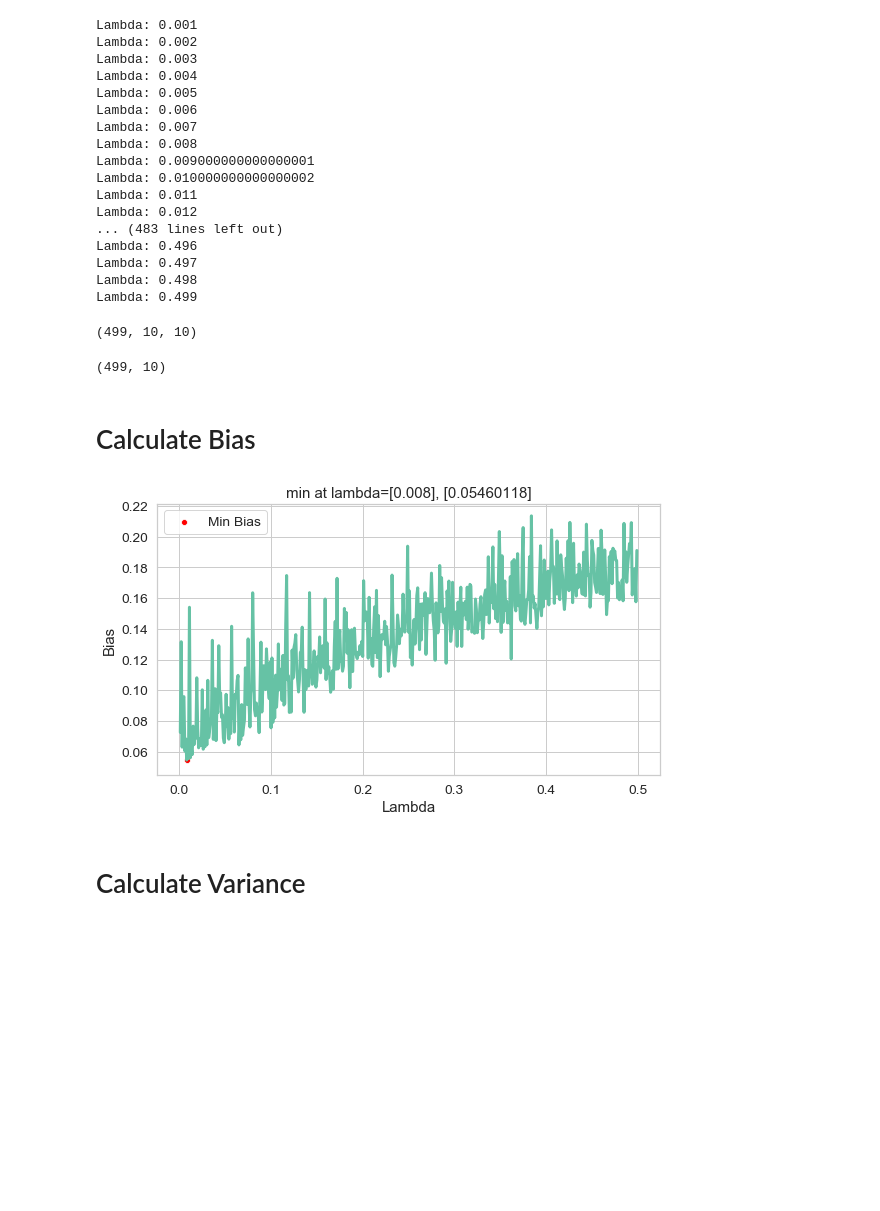
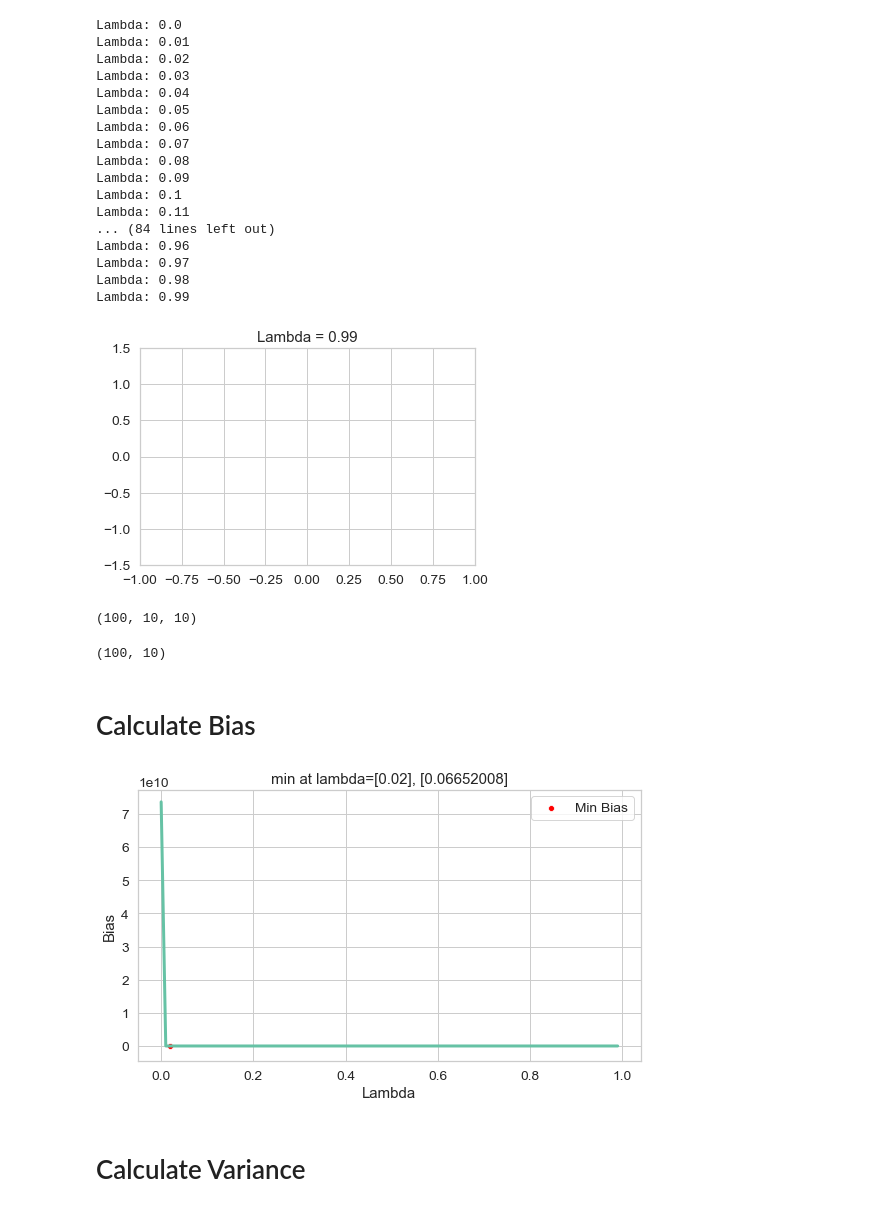
Before and after one commit to chuan-khuna/Datamining, a Jupyter notebook: CrossValidation/regularization_sin_poly9.ipynb, the cells around one changed output. Cells and saved outputs as stored; diff of their text form; code cells hidden in the pictures; blank space fills up the shorter version.

```diff
--- a/CrossValidation/regularization_sin_poly9.ipynb
+++ b/CrossValidation/regularization_sin_poly9.ipynb
@@ -44,7 +44,7 @@ plt.scatter(x, y_noise, alpha=0.1)
 # %%
 repeat = 10
 sample_size = 10
-lmbda = np.arange(0.001, 0.5, 0.001)
+lmbda = np.arange(0, 1, 0.01)
 
 degree = 9
 
@@ -54,63 +54,64 @@ mean_weights = []
 for l in lmbda:
     print(f'Lambda: {l}')
 
-#     fig = plt.figure(figsize=(3, 2))
-#     plt.axis([-1, 1, -1.5, 1.5])
-#     plt.title(f'Lambda = {l}')
+#     fig = plt.figure(figsize=(5, 4))
+    plt.axis([-1, 1, -1.5, 1.5])
+    plt.title(f'Lambda = {l}')
 
     lambda_w = []
 
     for r in range(repeat):
         sample_ind = np.random.randint(0, n_res, sample_size)
         ind_unique = np.unique(sample_ind).shape[0] == sample_size
         while not(ind_unique):
             sample_ind = np.random.randint(0, n_res, sample_size)
             ind_unique = np.unique(sample_ind).shape[0] == sample_size
         x_sample = np.take(x, sample_ind)
         y_sample = np.take(y_noise, sample_ind)
 
         x_sample_aug = create_degree_x(x_sample, degree)
         x_aug = create_degree_x(x, degree)
 
         ls = LS(x_sample_aug, y_sample, l)
         w = ls.parameters
 
         predicted_y = x_aug.dot(w.T)
 
 #         sns.lineplot(x, predicted_y)
 
         lambda_w.append(w)
     weights.append(lambda_w)
     mean_weights.append(np.mean(lambda_w, axis=0))
 
 weights = np.array(weights)
 mean_weights = np.array(mean_weights)
 # %% [output]
-Lambda: 0.001
-Lambda: 0.002
-Lambda: 0.003
-Lambda: 0.004
-Lambda: 0.005
-Lambda: 0.006
-Lambda: 0.007
-Lambda: 0.008
-Lambda: 0.009000000000000001
-Lambda: 0.010000000000000002
-Lambda: 0.011
-Lambda: 0.012
-... (483 lines left out)
-Lambda: 0.496
-Lambda: 0.497
-Lambda: 0.498
-Lambda: 0.499
+Lambda: 0.0
+Lambda: 0.01
+Lambda: 0.02
+Lambda: 0.03
+Lambda: 0.04
+Lambda: 0.05
+Lambda: 0.06
+Lambda: 0.07
+Lambda: 0.08
+Lambda: 0.09
+Lambda: 0.1
+Lambda: 0.11
+... (84 lines left out)
+Lambda: 0.96
+Lambda: 0.97
+Lambda: 0.98
+Lambda: 0.99
+[figure, added]
 # %%
 weights.shape
 # %% [output]
-(499, 10, 10)
+(100, 10, 10)
 # %%
 mean_weights.shape
 # %% [output]
-(499, 10)
+(100, 10)
 # %% [markdown]
 # Calculate Bias
 # %%
@@ -127,7 +128,7 @@ plt.xlabel('Lambda')
 plt.ylabel('Bias')
 plt.savefig('./02-lambda-bias.png', dpi=150)
 # %% [output]
-[figure, old version]
+[figure, new version]
 # %% [markdown]
 # Calculate Variance
 # %%
```
Also changed, not shown: parts of 5 cells of this notebook, 12 other files.
